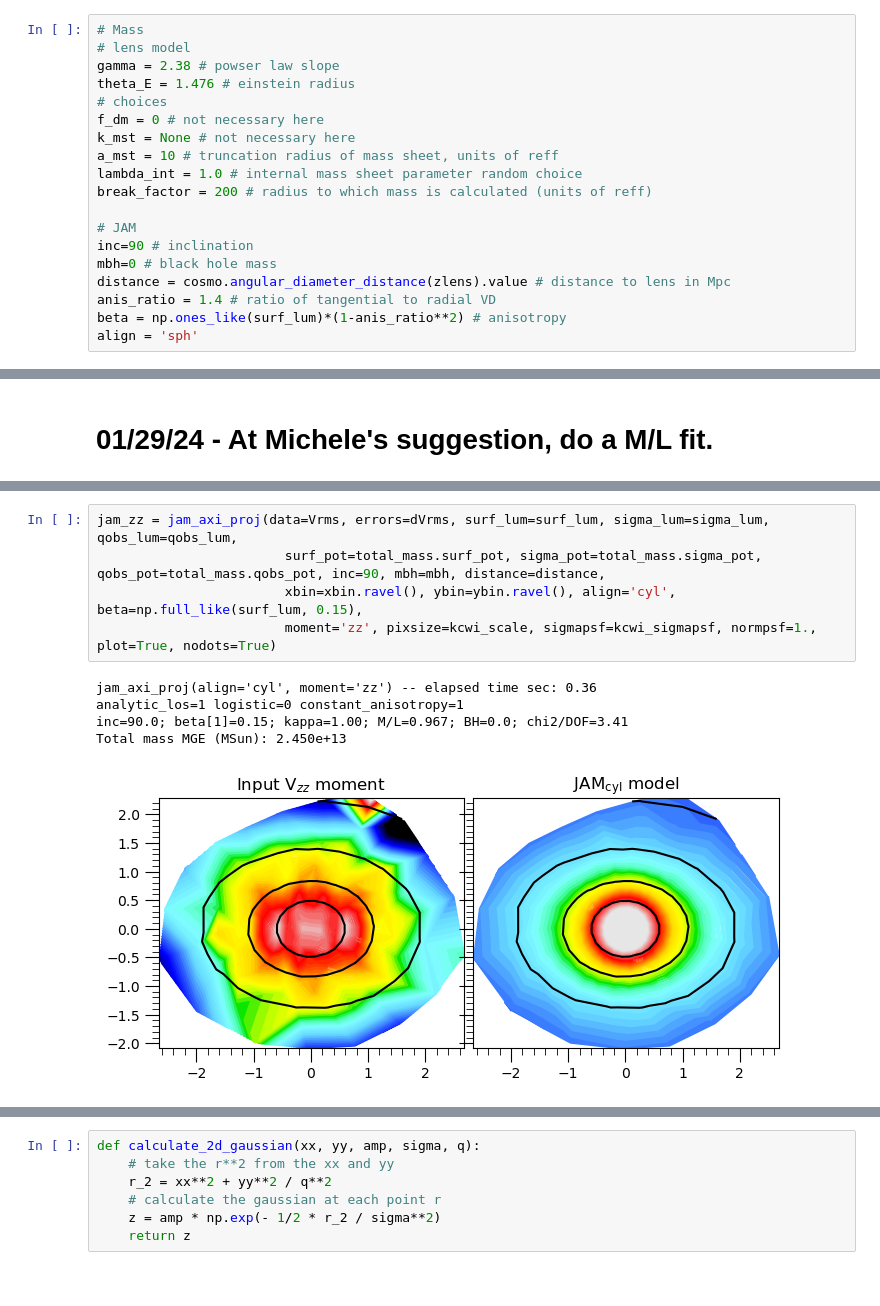
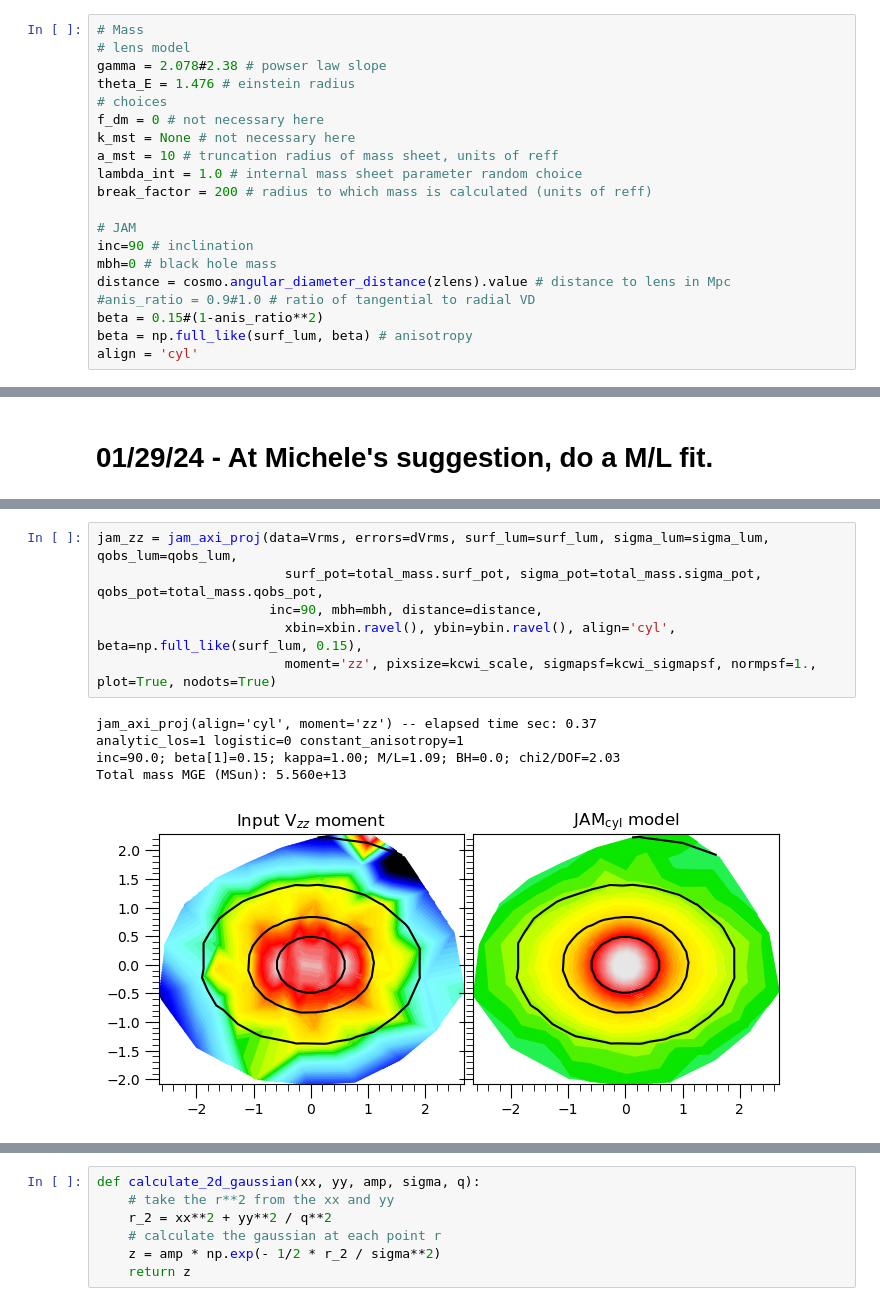
Before and after one commit to shawnknabel/slacs_kinematics_jam_modeling, a Jupyter notebook: jupyter_notebooks/jampy/011924_jam_mass_profile_testing.ipynb, the cells around one changed output, grey strips where cells are left out. Saved outputs shown, nothing was run; the diff lists cells and outputs as text.

```diff
--- a/jupyter_notebooks/jampy/011924_jam_mass_profile_testing.ipynb
+++ b/jupyter_notebooks/jampy/011924_jam_mass_profile_testing.ipynb
@@ -950,7 +952,7 @@ ybin = np.array([0.14444163086448605,
 # %%
 # Mass
 # lens model
-gamma = 2.38 # powser law slope
+gamma = 2.078#2.38 # powser law slope
 theta_E = 1.476 # einstein radius
 # choices
 f_dm = 0 # not necessary here
@@ -963,9 +965,10 @@ break_factor = 200 # radius to which mass is calculated (units of reff)
 inc=90 # inclination
 mbh=0 # black hole mass
 distance = cosmo.angular_diameter_distance(zlens).value # distance to lens in Mpc
-anis_ratio = 1.4 # ratio of tangential to radial VD
-beta = np.ones_like(surf_lum)*(1-anis_ratio**2) # anisotropy
-align = 'sph'
+#anis_ratio = 0.9#1.0 # ratio of tangential to radial VD
+beta = 0.15#(1-anis_ratio**2)
+beta = np.full_like(surf_lum, beta) # anisotropy
+align = 'cyl'
 # %%
 # get total mass profile
 
@@ -1125,15 +1130,16 @@ Total mass MGE (MSun): 6.915e+11
 [figure]
 # %%
 jam_zz = jam_axi_proj(data=Vrms, errors=dVrms, surf_lum=surf_lum, sigma_lum=sigma_lum, qobs_lum=qobs_lum,
-                        surf_pot=total_mass.surf_pot, sigma_pot=total_mass.sigma_pot, qobs_pot=total_mass.qobs_pot, inc=90, mbh=mbh, distance=distance,
+                        surf_pot=total_mass.surf_pot, sigma_pot=total_mass.sigma_pot, qobs_pot=total_mass.qobs_pot,
+                      inc=90, mbh=mbh, distance=distance,
                         xbin=xbin.ravel(), ybin=ybin.ravel(), align='cyl', beta=np.full_like(surf_lum, 0.15),
                         moment='zz', pixsize=kcwi_scale, sigmapsf=kcwi_sigmapsf, normpsf=1., plot=True, nodots=True)
 # %% [output]
-jam_axi_proj(align='cyl', moment='zz') -- elapsed time sec: 0.36
+jam_axi_proj(align='cyl', moment='zz') -- elapsed time sec: 0.37
 analytic_los=1 logistic=0 constant_anisotropy=1
-inc=90.0; beta[1]=0.15; kappa=1.00; M/L=0.967; BH=0.0; chi2/DOF=3.41
-Total mass MGE (MSun): 2.450e+13
+inc=90.0; beta[1]=0.15; kappa=1.00; M/L=1.09; BH=0.0; chi2/DOF=2.03
+Total mass MGE (MSun): 5.560e+13
-[figure, old version]
+[figure, new version]
 # %%
 # plot them
 
```
Also changed, not shown: parts of 55 cells of this notebook, 6 other files.
